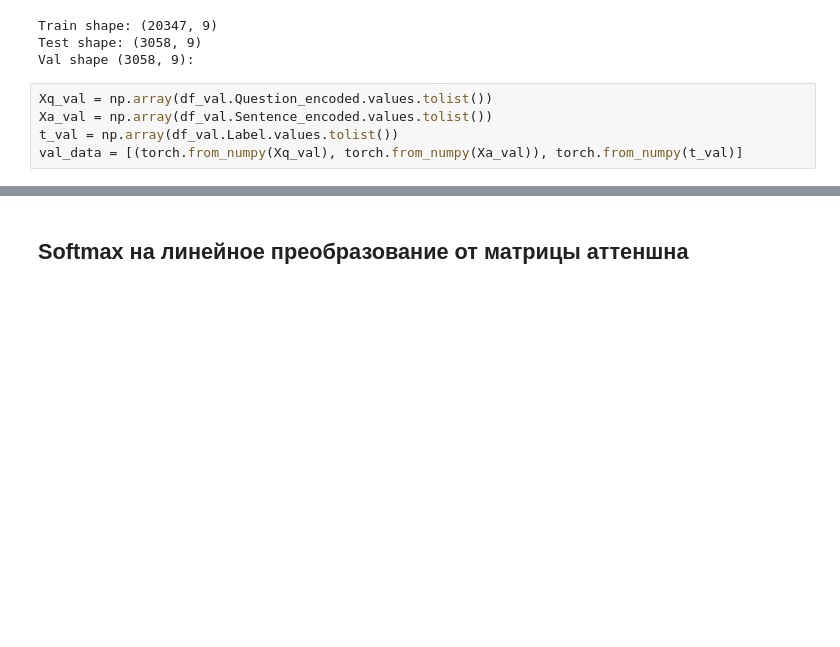
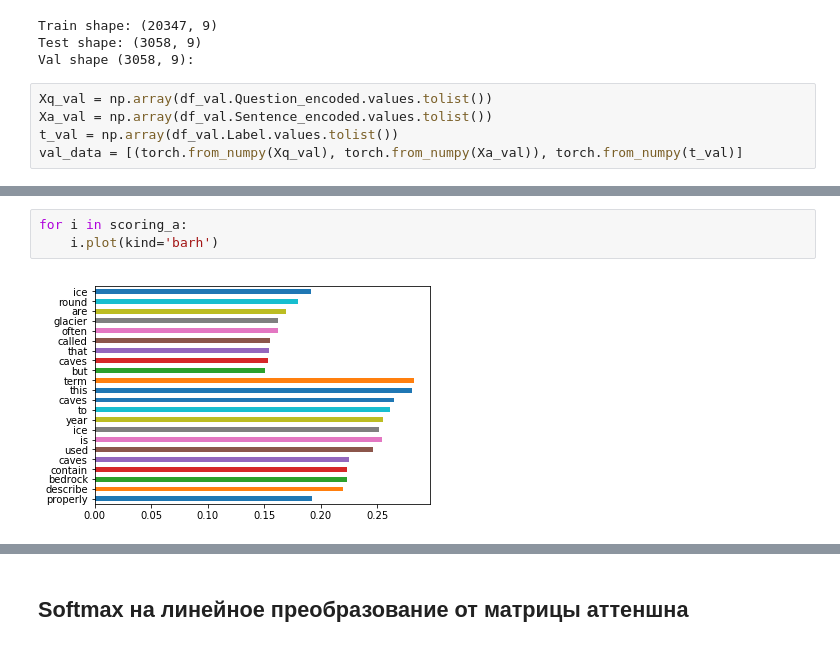
Before and after one commit to ivanpastukhov/nn4nqa, a Jupyter notebook: Untitled1.ipynb, the cells around one changed output, grey strips where cells are left out. Cells and saved outputs as stored; diff of their text form; blank space fills up the shorter version.

```diff
--- a/Untitled1.ipynb
+++ b/Untitled1.ipynb
@@ -77,0 +155,5 @@ Done!
+# %%
+for i in scoring_a:
+    i.plot(kind='barh')
+# %% [output]
+[figure, added]
```
Also changed, not shown: parts of 20 cells of this notebook.
